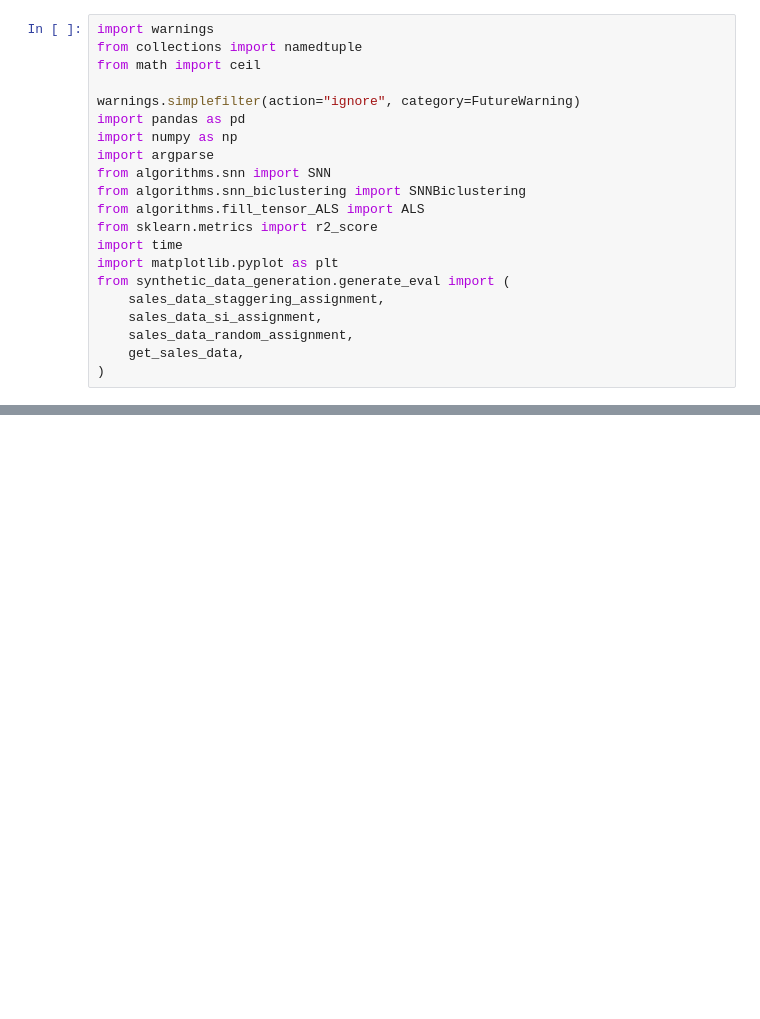
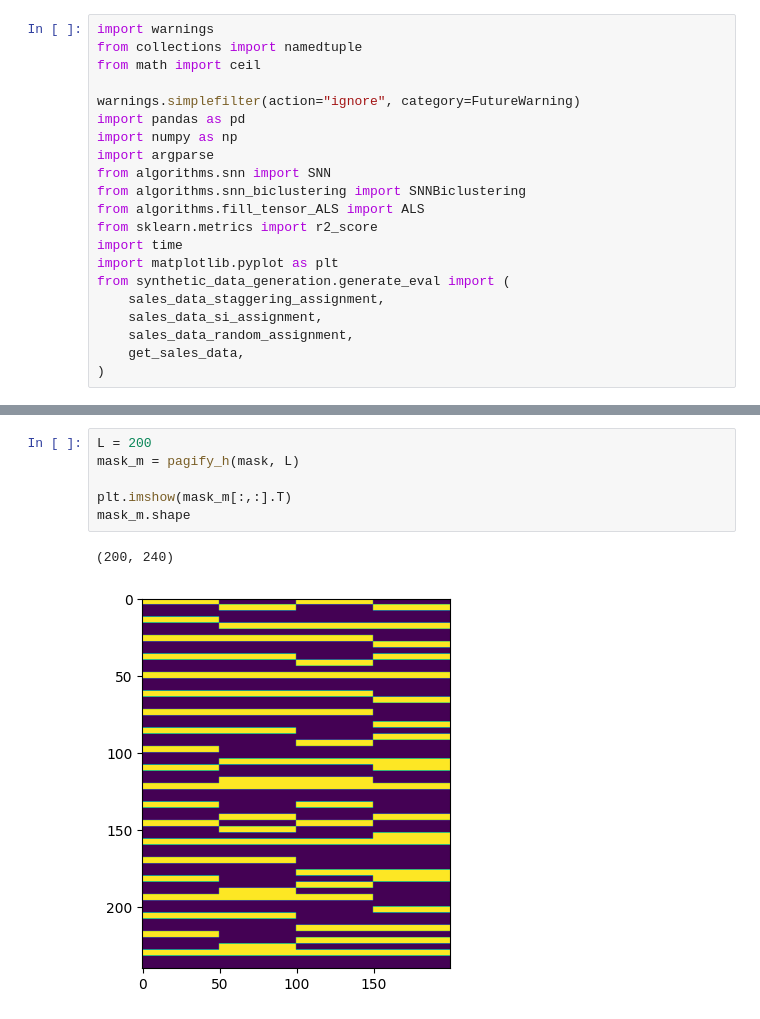
Before and after one commit to AbdullahO/What-If, a Jupyter notebook: time-flattening.ipynb, the cells around one changed output, grey strips where cells are left out. Drawn from its saved outputs; the diff is of its cells as text; blank space fills up the shorter version.

```diff
--- a/time-flattening.ipynb
+++ b/time-flattening.ipynb
@@ -57,0 +103,9 @@ array([40.6196193 ,  8.41838642])
+# %%
+L = 200
+mask_m = pagify_h(mask, L)
+
+plt.imshow(mask_m[:,:].T)
+mask_m.shape
+# %% [output]
+(200, 240)
+[figure, added]
```
Also changed, not shown: parts of 12 cells of this notebook, 5 other files.
